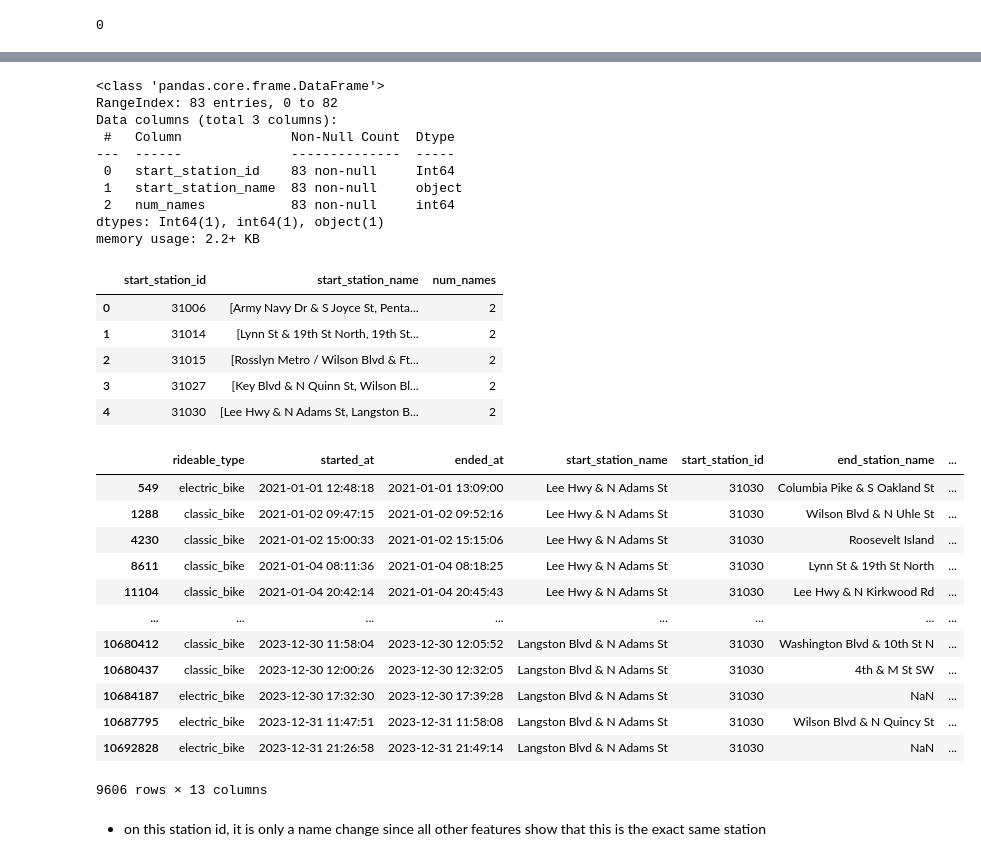
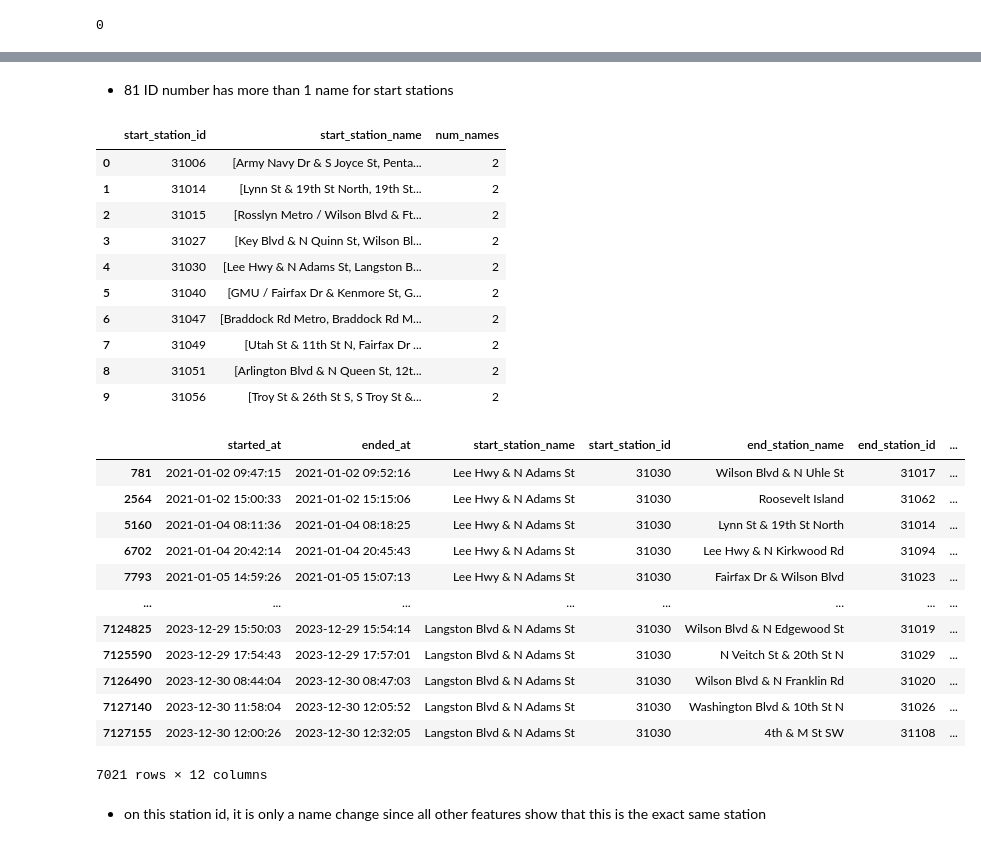
Before and after one commit to airsahin/Bike-Demand-Analysis, a Jupyter notebook: capital_bike_share.ipynb, the cells around one changed output, grey strips where cells are left out. Saved outputs shown, nothing was run; the diff lists cells and outputs as text; code cells hidden in the pictures.

```diff
--- a/capital_bike_share.ipynb
+++ b/capital_bike_share.ipynb
@@ -382,0 +562,4 @@ memory usage: 224.0+ bytes
+# %%
+# define the 99th percentile as the upper limit for outliers
+df_classic = df_classic[df_classic['trip_duration'] <= 102.16].reset_index(drop=True)
+df_classic
@@ -382,0 +679,4 @@ memory usage: 224.0+ bytes
+# %%
+# define 1% quantile as minimum trip duration
+df_classic = df_classic[df_classic['trip_duration'] >= 1.8].reset_index(drop=True)
+df_classic
@@ -382,0 +742,6 @@ memory usage: 224.0+ bytes
+# %%
+# remove trips where start and end station names are the same and trip duration is less than 6.1333 minutes
+df_classic = df_classic[~((df_classic['start_station_name'] == df_classic['end_station_name']) &
+                          (df_classic['trip_duration'] <  6.1333))].reset_index(drop=True)
+
+df_classic
@@ -439,7 +899,6 @@ df[df['start_station_name'] == 'Fairfax Dr & N Taylor St']
 # %%
 # Update the 'start_station_id' for stations with multiple ids
-df.loc[df['start_station_name'] == '16th & Harvard St NW', 'start_station_id'] = 31103
-df.loc[df['start_station_name'] == 'Fairfax Dr & N Taylor St', 'start_station_id'] = 31974
-df.loc[df['start_station_name'] == 'Randle Circle & Minnesota Ave SE', 'start_station_id'] = 31702
-df.loc[df['start_station_name'] == 'S Wayne and 9th St', 'start_station_id'] = 31980
+df_classic.loc[df_classic['start_station_name'] == '16th & Harvard St NW', 'start_station_id'] = 31135
+df_classic.loc[df_classic['start_station_name'] == 'Fairfax Dr & N Taylor St', 'start_station_id'] = 31049
+df_classic.loc[df_classic['start_station_name'] == 'Randle Circle & Minnesota Ave SE', 'start_station_id'] = 31799
 # %%
@@ -494,27 +944,7 @@ memory usage: 124.0+ bytes
-# %%
-# Group by 'start_station_id' and get the unique 'start_station_name' for each ID
-station_names = df.groupby('start_station_id')['start_station_name'].unique().reset_index()
-
-# Add a new column to count the number of unique station names for each station ID
-station_names['num_names'] = station_names['start_station_name'].apply(len)
-
-# Filter the rows where there is more than one unique station name for the same ID
-ids_with_multiple_names = station_names[station_names['num_names'] > 1].reset_index(drop=True)
-
-ids_with_multiple_names.info()
-# %% [output]
-<class 'pandas.core.frame.DataFrame'>
-RangeIndex: 83 entries, 0 to 82
-Data columns (total 3 columns):
- #   Column              Non-Null Count  Dtype
----  ------              --------------  -----
- 0   start_station_id    83 non-null     Int64
- 1   start_station_name  83 non-null     object
- 2   num_names           83 non-null     int64
-dtypes: Int64(1), int64(1), object(1)
-memory usage: 2.2+ KB
+# %% [markdown]
+* 81 ID number has more than 1 name for start stations
 # %%
-ids_with_multiple_names.head()
+ids_with_multiple_names.head(10)
 # %% [output]
 |  | start_station_id | start_station_name | num_names |
 | 0 | 31006 | [Army Navy Dr & S Joyce St, Penta... | 2 |
@@ -522,22 +952,27 @@ ids_with_multiple_names.head()
 | 2 | 31015 | [Rosslyn Metro / Wilson Blvd & Ft... | 2 |
 | 3 | 31027 | [Key Blvd & N Quinn St, Wilson Bl... | 2 |
 | 4 | 31030 | [Lee Hwy & N Adams St, Langston B... | 2 |
+| 5 | 31040 | [GMU / Fairfax Dr & Kenmore St, G... | 2 |
+| 6 | 31047 | [Braddock Rd Metro, Braddock Rd M... | 2 |
+| 7 | 31049 | [Utah St & 11th St N, Fairfax Dr ... | 2 |
+| 8 | 31051 | [Arlington Blvd & N Queen St, 12t... | 2 |
+| 9 | 31056 | [Troy St & 26th St S, S Troy St &... | 2 |
 # %%
-df[df['start_station_id'] == 31030]
+df_classic[df_classic['start_station_id'] == 31030]
 # %% [output]
-|  | rideable_type | started_at | ended_at | start_station_name | start_station_id | end_station_name | ... |
-| 549 | electric_bike | 2021-01-01 12:48:18 | 2021-01-01 13:09:00 | Lee Hwy & N Adams St | 31030 | Columbia Pike & S Oakland St | ... |
-| 1288 | classic_bike | 2021-01-02 09:47:15 | 2021-01-02 09:52:16 | Lee Hwy & N Adams St | 31030 | Wilson Blvd & N Uhle St | ... |
-| 4230 | classic_bike | 2021-01-02 15:00:33 | 2021-01-02 15:15:06 | Lee Hwy & N Adams St | 31030 | Roosevelt Island | ... |
-| 8611 | classic_bike | 2021-01-04 08:11:36 | 2021-01-04 08:18:25 | Lee Hwy & N Adams St | 31030 | Lynn St & 19th St North | ... |
-| 11104 | classic_bike | 2021-01-04 20:42:14 | 2021-01-04 20:45:43 | Lee Hwy & N Adams St | 31030 | Lee Hwy & N Kirkwood Rd | ... |
+|  | started_at | ended_at | start_station_name | start_station_id | end_station_name | end_station_id | ... |
+| 781 | 2021-01-02 09:47:15 | 2021-01-02 09:52:16 | Lee Hwy & N Adams St | 31030 | Wilson Blvd & N Uhle St | 31017 | ... |
+| 2564 | 2021-01-02 15:00:33 | 2021-01-02 15:15:06 | Lee Hwy & N Adams St | 31030 | Roosevelt Island | 31062 | ... |
+| 5160 | 2021-01-04 08:11:36 | 2021-01-04 08:18:25 | Lee Hwy & N Adams St | 31030 | Lynn St & 19th St North | 31014 | ... |
+| 6702 | 2021-01-04 20:42:14 | 2021-01-04 20:45:43 | Lee Hwy & N Adams St | 31030 | Lee Hwy & N Kirkwood Rd | 31094 | ... |
+| 7793 | 2021-01-05 14:59:26 | 2021-01-05 15:07:13 | Lee Hwy & N Adams St | 31030 | Fairfax Dr & Wilson Blvd | 31023 | ... |
 | ... | ... | ... | ... | ... | ... | ... | ... |
-| 10680412 | classic_bike | 2023-12-30 11:58:04 | 2023-12-30 12:05:52 | Langston Blvd & N Adams St | 31030 | Washington Blvd & 10th St N | ... |
-| 10680437 | classic_bike | 2023-12-30 12:00:26 | 2023-12-30 12:32:05 | Langston Blvd & N Adams St | 31030 | 4th & M St SW | ... |
-| 10684187 | electric_bike | 2023-12-30 17:32:30 | 2023-12-30 17:39:28 | Langston Blvd & N Adams St | 31030 | NaN | ... |
-| 10687795 | electric_bike | 2023-12-31 11:47:51 | 2023-12-31 11:58:08 | Langston Blvd & N Adams St | 31030 | Wilson Blvd & N Quincy St | ... |
-| 10692828 | electric_bike | 2023-12-31 21:26:58 | 2023-12-31 21:49:14 | Langston Blvd & N Adams St | 31030 | NaN | ... |
+| 7124825 | 2023-12-29 15:50:03 | 2023-12-29 15:54:14 | Langston Blvd & N Adams St | 31030 | Wilson Blvd & N Edgewood St | 31019 | ... |
+| 7125590 | 2023-12-29 17:54:43 | 2023-12-29 17:57:01 | Langston Blvd & N Adams St | 31030 | N Veitch St & 20th St N | 31029 | ... |
+| 7126490 | 2023-12-30 08:44:04 | 2023-12-30 08:47:03 | Langston Blvd & N Adams St | 31030 | Wilson Blvd & N Franklin Rd | 31020 | ... |
+| 7127140 | 2023-12-30 11:58:04 | 2023-12-30 12:05:52 | Langston Blvd & N Adams St | 31030 | Washington Blvd & 10th St N | 31026 | ... |
+| 7127155 | 2023-12-30 12:00:26 | 2023-12-30 12:32:05 | Langston Blvd & N Adams St | 31030 | 4th & M St SW | 31108 | ... |
-9606 rows × 13 columns
+7021 rows × 12 columns
 # %% [markdown]
 * on this station id, it is only a name change since all other features show that this is the exact same station
 # %%
```
Also changed, not shown: parts of 296 cells of this notebook.
